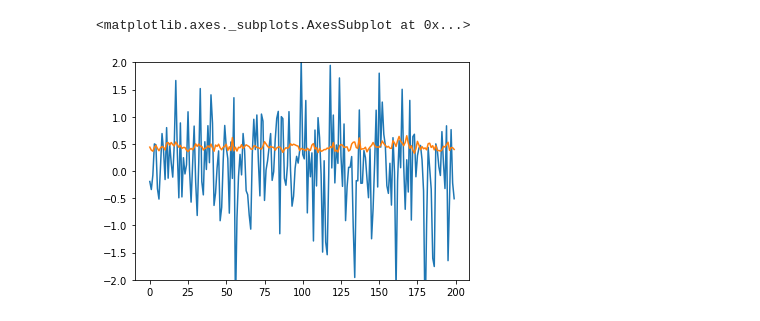
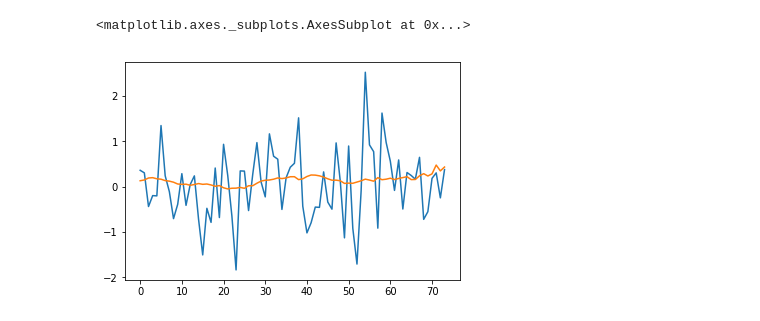
Before and after one commit to c-hamilton/data301_project, a Jupyter notebook: RNN.ipynb, the cells around one changed output. Drawn from its saved outputs; the diff is of its cells as text; code cells hidden in the pictures.

```diff
--- a/RNN.ipynb
+++ b/RNN.ipynb
@@ -73,15 +38,11 @@ df.head()
+# %%
+val_slice = 900
+test_slice = 1050
 # %%
-# Choose train / validation / split
-# [ : val_slice : test_slice ]
-val_slice = 6000
-test_slice = 7500
-
 # Normalize via training data only
-df = (df - df[:val_slice].mean()) / df[:val_slice].std()
+data = (data - data[:val_slice].mean()) / data[:val_slice].std()
 
 # FIll with 0's. Note: the LSTM should learn that 0's represent missing values
-df.fillna(0, inplace=True)
+data.fillna(0, inplace=True)
 
-float_data = np.array(df)
-print(float_data.shape)
-float_data
+float_data = np.array(data)
@@ -126,7 +72,7 @@ def generator(data, lookback, delay, min_index, max_index,
             targets[j] = data[rows[j] + delay][-1] # -1 for the last var: sp500
         yield samples, targets
 # %%
-lookback = 30 # How many timesteps back the input data should go.
+lookback = 20 # How many timesteps back the input data should go.
 step = 1 # The period, in timesteps, at which you sample data.
 delay = 1 # How many timesteps in the future the target should be.
 batch_size = 32 # Number big enough that it could be representatative of the whole
@@ -173,8 +117,9 @@ Using TensorFlow backend.
 # %%
 model = Sequential()
 # Can replace GRU with  simple RNN or LTSM for experimentation.
-model.add(layers.LSTM(32, input_shape=(None, float_data.shape[-1]) ))
-                      #,recurrent_dropout = .5))
+model.add(layers.LSTM(16, input_shape=(None, float_data.shape[-1]) ))
+                     # ,recurrent_dropout = .5, return_sequences=True))
+#model.add(layers.LSTM(8))
 #model.add(layers.Dropout(0.5))
 model.add(layers.Dense(1))
 model.compile(optimizer=RMSprop(), loss='mae')
@@ -246,6 +161,6 @@ predicted.plot.scatter(x="index", y=0)
 # %%
-pd.Series(float_data[200:400, -1]).plot(ylim=(-2, 2))
-pd.Series(preds[200:400, -1]).plot()
+pd.Series(float_data[0:74, -1]).plot()
+pd.Series(preds[0:74, -1]).plot()
 # %% [output]
 <matplotlib.axes._subplots.AxesSubplot at 0x...>
-[figure, old version]
+[figure, new version]
```
Also changed, not shown: parts of 23 cells of this notebook, 6 other files.
